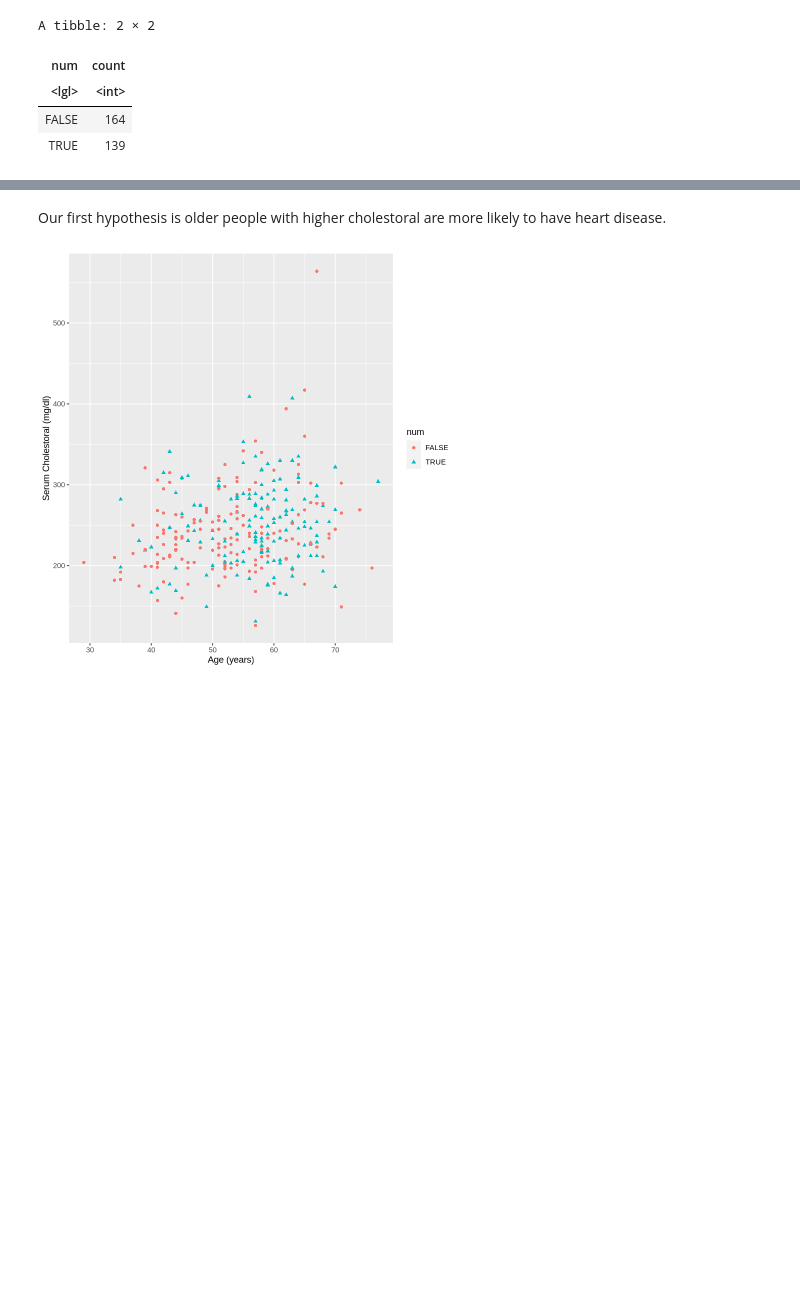
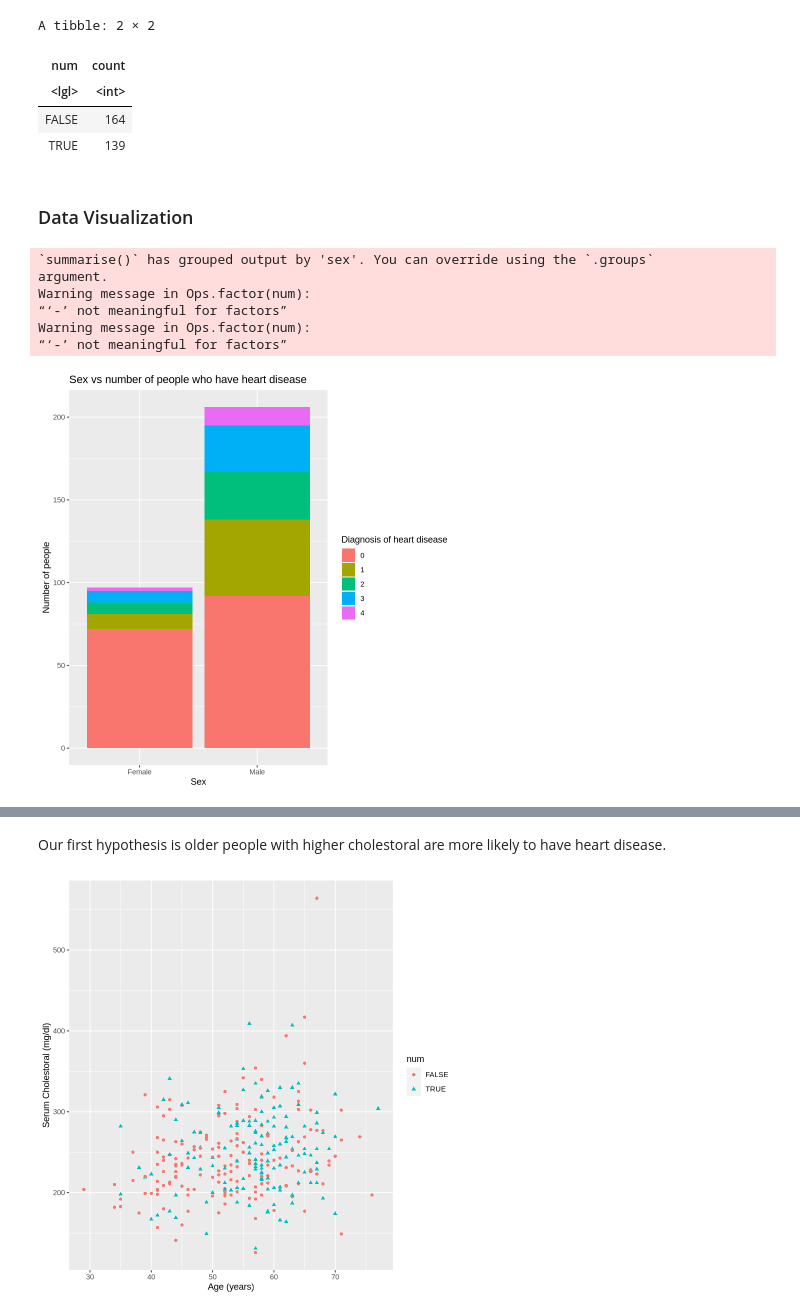
Before and after one commit to wtarit/dsci-100-project, a Jupyter notebook: group_proposal.ipynb, the cells around one changed output, grey strips where cells are left out. Saved outputs shown, nothing was run; the diff lists cells and outputs as text; code cells hidden in the pictures; blank space fills up the shorter version.

Commit message:
Add Sex vs number of people who have heart disease graph

```diff
--- a/group_proposal.ipynb
+++ b/group_proposal.ipynb
@@ -85,3 +96,25 @@ A tibble: 2 × 2
 | <lgl> | <int> |
 | FALSE | 164 |
 | TRUE | 139 |
+# %% [markdown]
+### Data Visualization
+# %%
+heart_disease_count_sex <- heart_disease |>
+    group_by(sex, num) |>
+    summarize(count = n()) |>
+    mutate(num = as_factor(num), sex = ifelse(sex == 0, "Female", "Male"))
+
+heart_disease_count_sex_plot <- ggplot(heart_disease_count_sex, aes(x = sex, y=count, fill = num, group = -num)) +
+    geom_bar(stat = "identity", position = "stack") +
+    labs(x = "Sex", y = "Number of people", fill = "Diagnosis of heart disease") +
+    ggtitle("Sex vs number of people who have heart disease")
+
+heart_disease_count_sex_plot
+# %% [output]
+`summarise()` has grouped output by 'sex'. You can override using the `.groups`
+argument.
+Warning message in Ops.factor(num):
+“‘-’ not meaningful for factors”
+Warning message in Ops.factor(num):
+“‘-’ not meaningful for factors”
+[figure, added]
```
Also changed, not shown: parts of 3 cells of this notebook.
